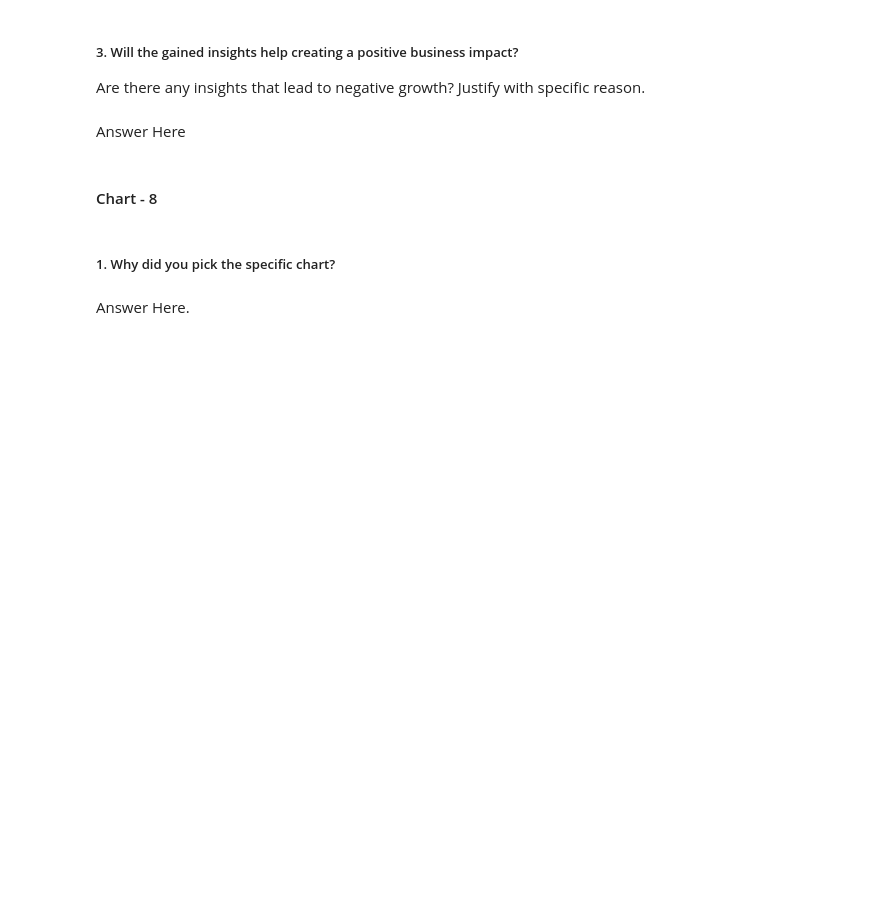
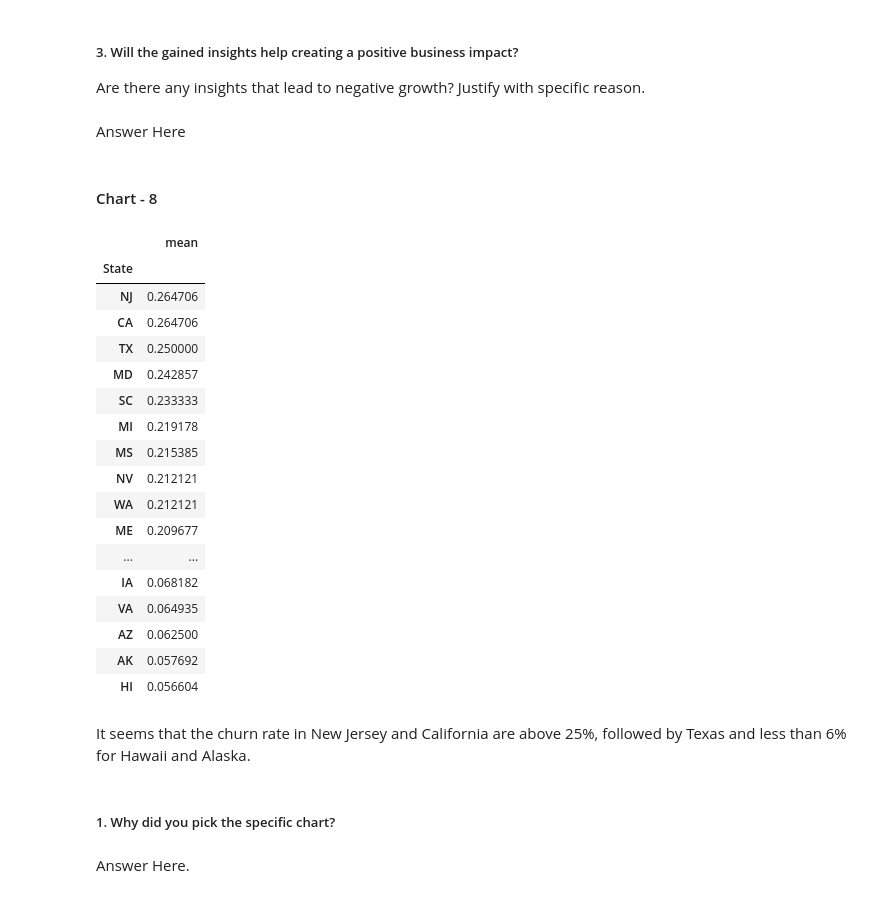
Before and after one commit to rajathAgalkote/EDA1-Telecom-Churn---Capstone, a Jupyter notebook: Rajathadri_EDA_Telecom_Churn_Analysis_Project.ipynb, the cells around one changed output. Cells and saved outputs as stored; diff of their text form; code cells hidden in the pictures; blank space fills up the shorter version.

Commit message:
Seventh Commit - Completed visualization. Satisfied with the analysis.

```diff
--- a/Rajathadri_EDA_Telecom_Churn_Analysis_Project.ipynb
+++ b/Rajathadri_EDA_Telecom_Churn_Analysis_Project.ipynb
@@ -950,3 +910,29 @@ Answer Here
+# %%
+# Chart - 8 visualization code
+# Not a visualization. But might be important.
+
+db.groupby(['State'])['Churn'].agg([np.mean]).sort_values(by='mean', ascending=False)
+# %% [output]
+|  | mean |
+| State |  |
+| NJ | 0.264706 |
+| CA | 0.264706 |
+| TX | 0.250000 |
+| MD | 0.242857 |
+| SC | 0.233333 |
+| MI | 0.219178 |
+| MS | 0.215385 |
+| NV | 0.212121 |
+| WA | 0.212121 |
+| ME | 0.209677 |
+| ... | ... |
+| IA | 0.068182 |
+| VA | 0.064935 |
+| AZ | 0.062500 |
+| AK | 0.057692 |
+| HI | 0.056604 |
+# %% [markdown]
+It seems that the churn rate in New Jersey and California are above 25%, followed by Texas and less than 6% for Hawaii and Alaska.
 # %% [markdown]
 ##### 1. Why did you pick the specific chart?
 # %% [markdown]
```
Also changed, not shown: parts of 86 cells of this notebook.
